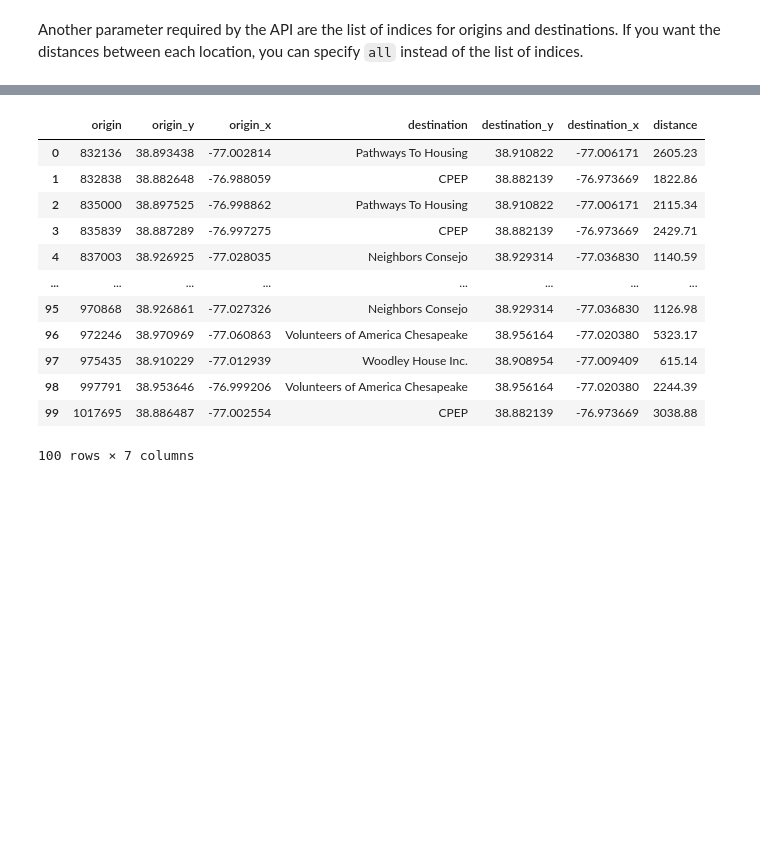
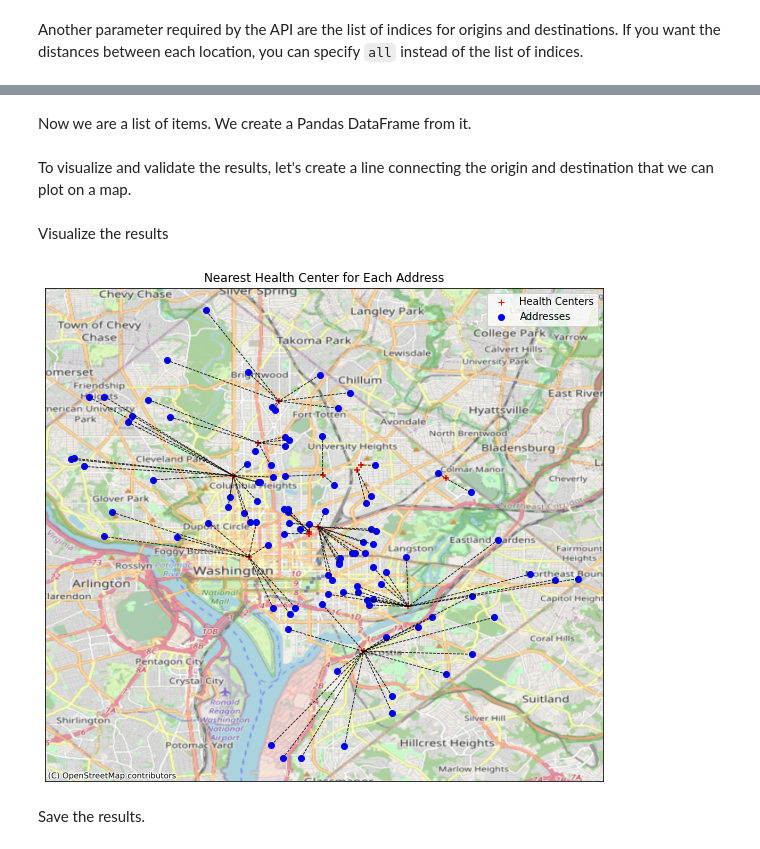
Before and after one commit to spatialthoughts/python-tutorials, a Jupyter notebook: ors_api_distance_matrix.ipynb, the cells around one changed output, grey strips where cells are left out. Cells and saved outputs as stored; diff of their text form; code cells hidden in the pictures; blank space fills up the shorter version.

```diff
--- a/ors_api_distance_matrix.ipynb
+++ b/ors_api_distance_matrix.ipynb
@@ -125,8 +105,8 @@ plt.show()
 # %% [markdown]
 THe ORS Distance Matrix API needs a list of locations in the (longitude,latitude) format. We take the geometry column from the GeoDataFrame and create the list.
 # %%
-origins = list(zip(address_gdf.geometry.x, address_gdf.geometry.y))
-destinations = list(zip(health_gdf.geometry.x, health_gdf.geometry.y))
+origins = list(zip(origin_gdf.geometry.x, origin_gdf.geometry.y))
+destinations = list(zip(destination_gdf.geometry.x, destination_gdf.geometry.y))
 # %%
 locations = origins + destinations
 # %% [markdown]
@@ -152,7 +135,7 @@ distances = response.json()['distances']
 # %%
 distance_matrix = []
-for origin_index, item  in address_gdf.iterrows():
-  origin_name = item['OBJECTID_1']
+for origin_index, item  in origin_gdf.iterrows():
+  origin_name = item[origin_name_column]
   origin_x = item.geometry.x
   origin_y = item.geometry.y
   origin_distances = distances[origin_index]
@@ -161,27 +144,50 @@ for origin_index, item  in address_gdf.iterrows():
   min_index = origin_distances.index(min_distance)
   destination_index = destinations_index[min_index]
   destination_x, destination_y = locations[destination_index]
-  filtered = health_gdf[(health_gdf.geometry.x == destination_x) & (health_gdf.geometry.y == destination_y) ]
+  filtered = health_gdf[(destination_gdf.geometry.x == destination_x) & (destination_gdf.geometry.y == destination_y) ]
   destination_row = filtered.iloc[0]
-  destination_name = destination_row['NAME']
+  destination_name = destination_row[destination_name_column]
 
   distance_matrix.append(
     [origin_name, origin_y, origin_x, destination_name, destination_y, destination_x, min_distance])
+# %% [markdown]
+Now we are a list of items. We create a Pandas DataFrame from it.
 # %%
-df = pd.DataFrame(distance_matrix,
-                  columns =['origin', 'origin_y', 'origin_x', 'destination', 'destination_y', 'destination_x', 'distance'])
-df
+matrix_df = pd.DataFrame(distance_matrix,
+                  columns =['origin_name', 'origin_y', 'origin_x', 'destination_name', 'destination_y', 'destination_x', 'distance'])
+matrix_df
-# %% [output]
-|  | origin | origin_y | origin_x | destination | destination_y | destination_x | distance |
-| 0 | 832136 | 38.893438 | -77.002814 | Pathways To Housing | 38.910822 | -77.006171 | 2605.23 |
-| 1 | 832838 | 38.882648 | -76.988059 | CPEP | 38.882139 | -76.973669 | 1822.86 |
-| 2 | 835000 | 38.897525 | -76.998862 | Pathways To Housing | 38.910822 | -77.006171 | 2115.34 |
-| 3 | 835839 | 38.887289 | -76.997275 | CPEP | 38.882139 | -76.973669 | 2429.71 |
-| 4 | 837003 | 38.926925 | -77.028035 | Neighbors Consejo | 38.929314 | -77.036830 | 1140.59 |
-| ... | ... | ... | ... | ... | ... | ... | ... |
-| 95 | 970868 | 38.926861 | -77.027326 | Neighbors Consejo | 38.929314 | -77.036830 | 1126.98 |
-| 96 | 972246 | 38.970969 | -77.060863 | Volunteers of America Chesapeake | 38.956164 | -77.020380 | 5323.17 |
-| 97 | 975435 | 38.910229 | -77.012939 | Woodley House Inc. | 38.908954 | -77.009409 | 615.14 |
-| 98 | 997791 | 38.953646 | -76.999206 | Volunteers of America Chesapeake | 38.956164 | -77.020380 | 2244.39 |
-| 99 | 1017695 | 38.886487 | -77.002554 | CPEP | 38.882139 | -76.973669 | 3038.88 |
-100 rows × 7 columns
+# %% [markdown]
+To visualize and validate the results, let's create a line connecting the origin and destination that we can plot on a map.
+# %%
+def create_line(row):
+  origin_point = Point(row['origin_x'], row['origin_y'])
+  destination_point = Point(row['destination_x'], row['destination_y'])
+  return LineString([origin_point, destination_point])
+
+geometry = matrix_df.apply(create_line, axis=1)
+
+matrix_gdf = gpd.GeoDataFrame(matrix_df, geometry=geometry, crs='EPSG:4326')
+matrix_gdf
+# %% [markdown]
+Visualize the results
+# %%
+fig, ax = plt.subplots(1, 1)
+fig.set_size_inches(10,10)
+address_gdf.plot(ax=ax, color='blue', alpha=1, marker='o')
+matrix_gdf.plot(ax=ax, color='black', linestyle='--', linewidth=0.75)
+health_gdf.plot(ax=ax, color='red', alpha=1, marker='+')
+
+cx.add_basemap(ax, crs=health_gdf.crs, source=cx.providers.OpenStreetMap.Mapnik)
+
+legend_elements = [
+    plt.plot([],[], color='red', alpha=1, marker='+', label='Health Centers', ls='')[0],
+    plt.plot([],[], color='blue', alpha=1, marker='o', label='Addresses', ls='')[0]]
+ax.legend(handles=legend_elements, loc='upper right')
+ax.get_xaxis().set_visible(False)
+ax.get_yaxis().set_visible(False)
+ax.set_title('Nearest Health Center for Each Address')
+plt.show()
+# %% [output]
+[figure, added]
+# %% [markdown]
+Save the results.
```
Also changed, not shown: parts of 11 cells of this notebook.
